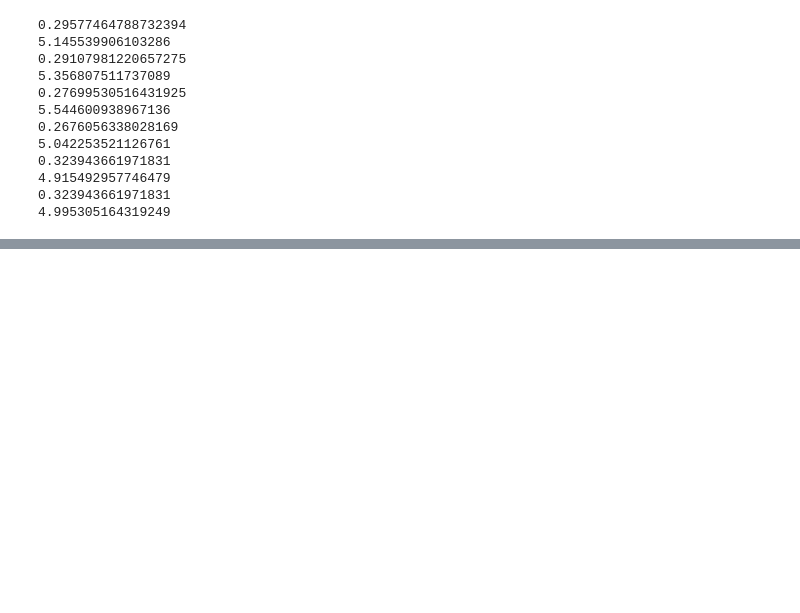
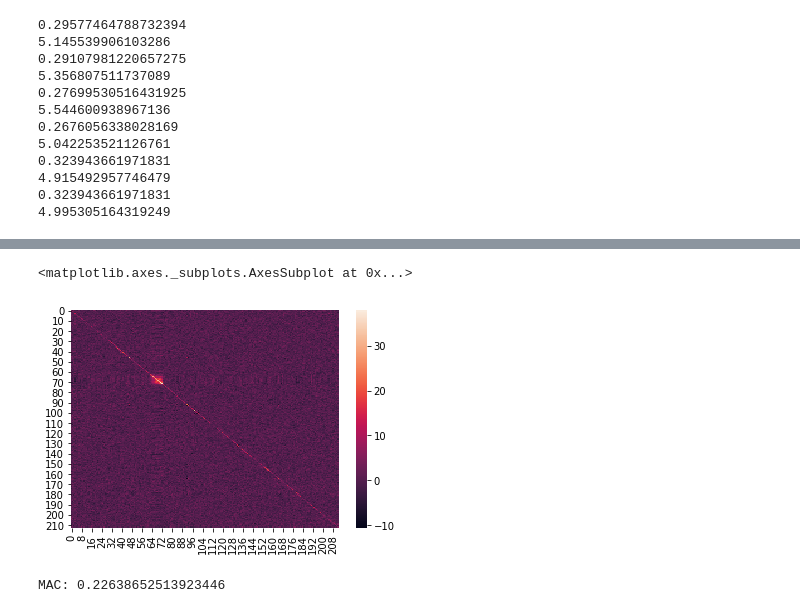
Before and after one commit to wenshuow/metro, a Jupyter notebook: general_metro/DCA-prototyping.ipynb, the cells around one changed output, grey strips where cells are left out. Saved outputs shown, nothing was run; the diff lists cells and outputs as text; code cells hidden in the pictures; blank space fills up the shorter version.

```diff
--- a/general_metro/DCA-prototyping.ipynb
+++ b/general_metro/DCA-prototyping.ipynb
@@ -489,0 +583,11 @@ sns.heatmap(emp_cov[213:, 213:])
+# %%
+sns.heatmap(emp_cov[0:213, 213:])
+# %% [output]
+<matplotlib.axes._subplots.AxesSubplot at 0x...>
+[figure, added]
+# %%
+#print MAC quality metric
+mac = np.mean(np.abs(np.diag(np.corrcoef(x, rowvar = False)[:213, 213:])))
+print("MAC: " + str(mac))
+# %% [output]
+MAC: 0.22638652513923446
```
Also changed, not shown: parts of 20 cells of this notebook, 2 other files.
